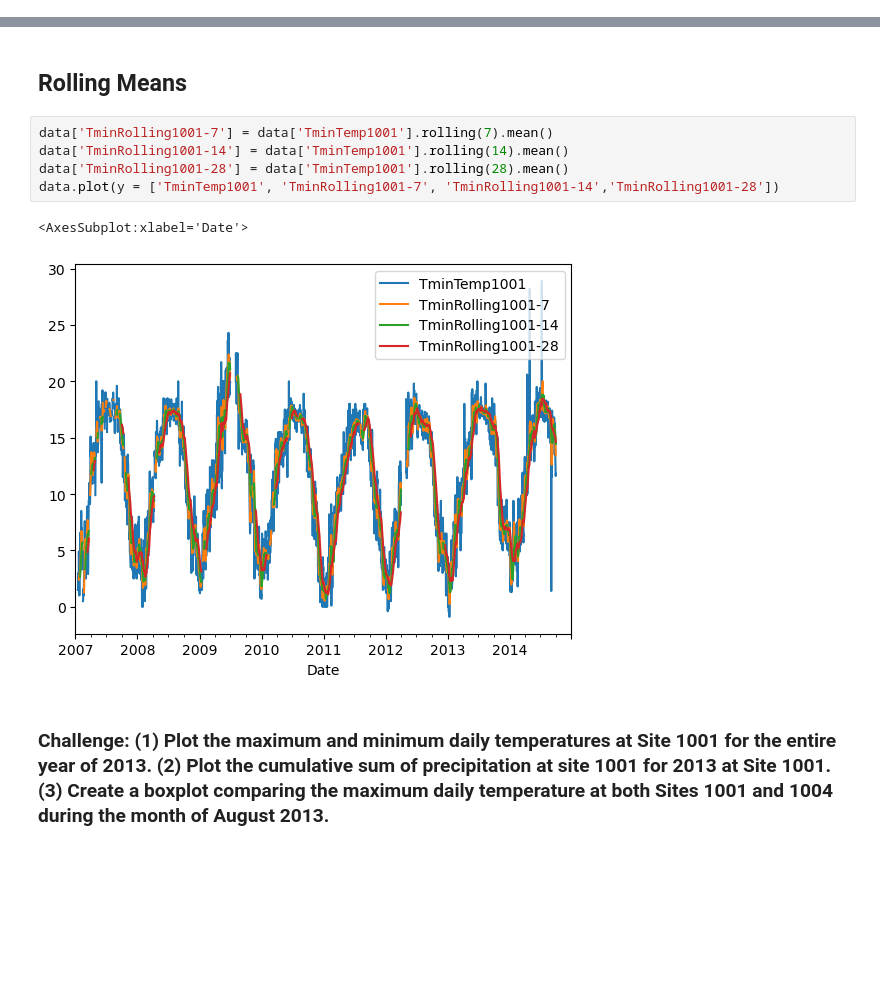
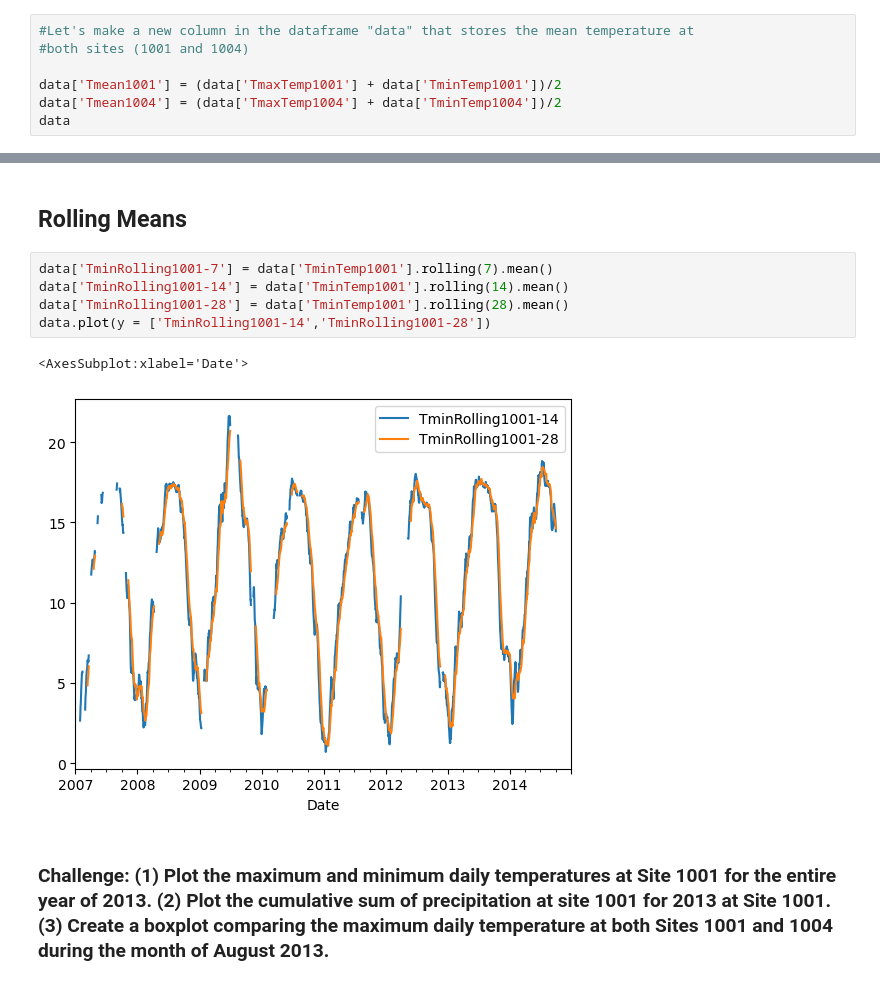
Before and after one commit to ryans1286/python-data-analysis-workshop, a Jupyter notebook: 03_importingData-advancedPlotting.ipynb, the cells around one changed output, grey strips where cells are left out. Cells and saved outputs as stored; diff of their text form; blank space fills up the shorter version.

```diff
--- a/03_importingData-advancedPlotting.ipynb
+++ b/03_importingData-advancedPlotting.ipynb
@@ -218,3 +237,10 @@ ylabel("Precipitation (mm)")
 # %% [output]
 Text(0, 0.5, 'Precipitation (mm)')
 [figure]
+# %%
+#Let's make a new column in the dataframe "data" that stores the mean temperature at
+#both sites (1001 and 1004)
+
+data['Tmean1001'] = (data['TmaxTemp1001'] + data['TminTemp1001'])/2
+data['Tmean1004'] = (data['TmaxTemp1004'] + data['TminTemp1004'])/2
+data
@@ -223,11 +270,11 @@ Text(0, 0.5, 'Precipitation (mm)')
 # %%
 data['TminRolling1001-7'] = data['TminTemp1001'].rolling(7).mean()
 data['TminRolling1001-14'] = data['TminTemp1001'].rolling(14).mean()
 data['TminRolling1001-28'] = data['TminTemp1001'].rolling(28).mean()
-data.plot(y = ['TminTemp1001', 'TminRolling1001-7', 'TminRolling1001-14','TminRolling1001-28'])
+data.plot(y = ['TminRolling1001-14','TminRolling1001-28'])
 # %% [output]
 <AxesSubplot:xlabel='Date'>
-[figure, old version]
+[figure, new version]
 # %% [markdown]
 ### Challenge: (1) Plot the maximum and minimum daily temperatures at Site 1001 for the entire year of 2013. (2) Plot the cumulative sum of precipitation at site 1001 for 2013 at Site 1001. (3) Create a boxplot comparing the maximum daily temperature at both Sites 1001 and 1004 during the month of August 2013.
 # %%
```
Also changed, not shown: parts of 8 cells of this notebook, 4 other files.
